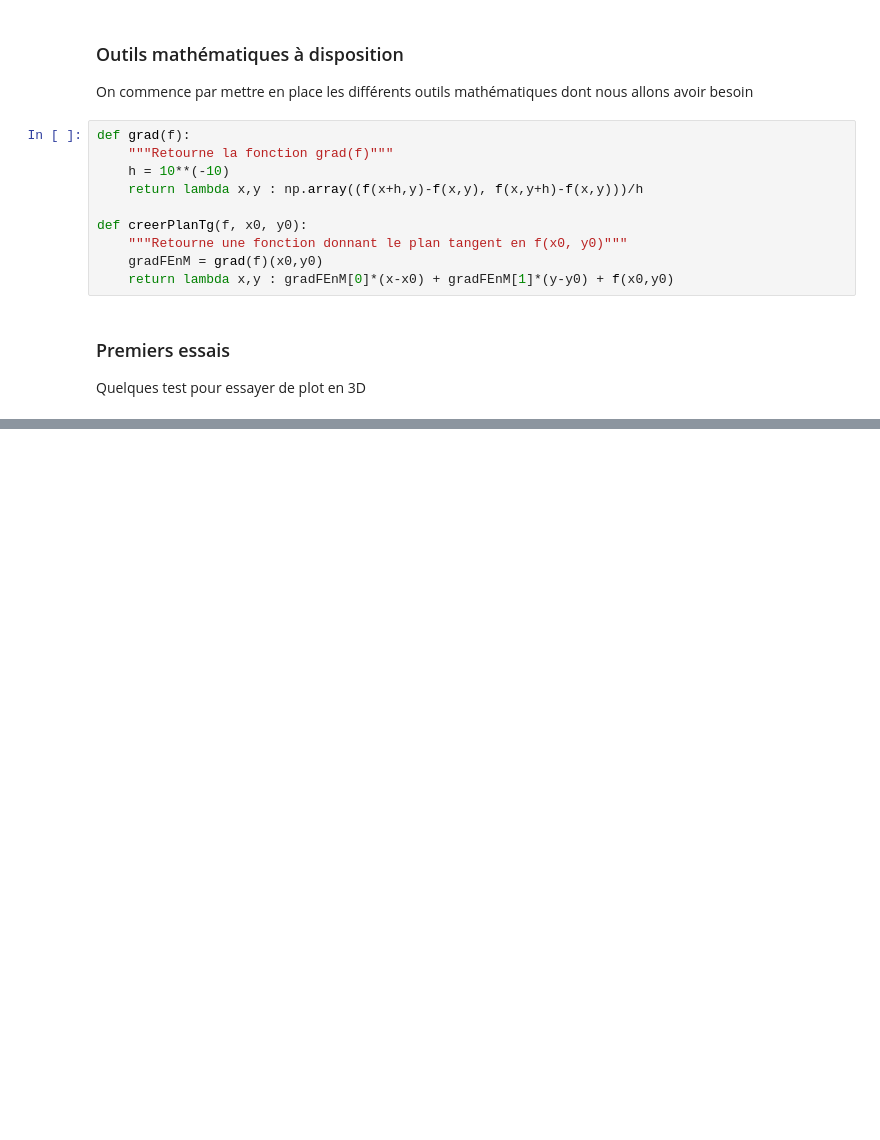
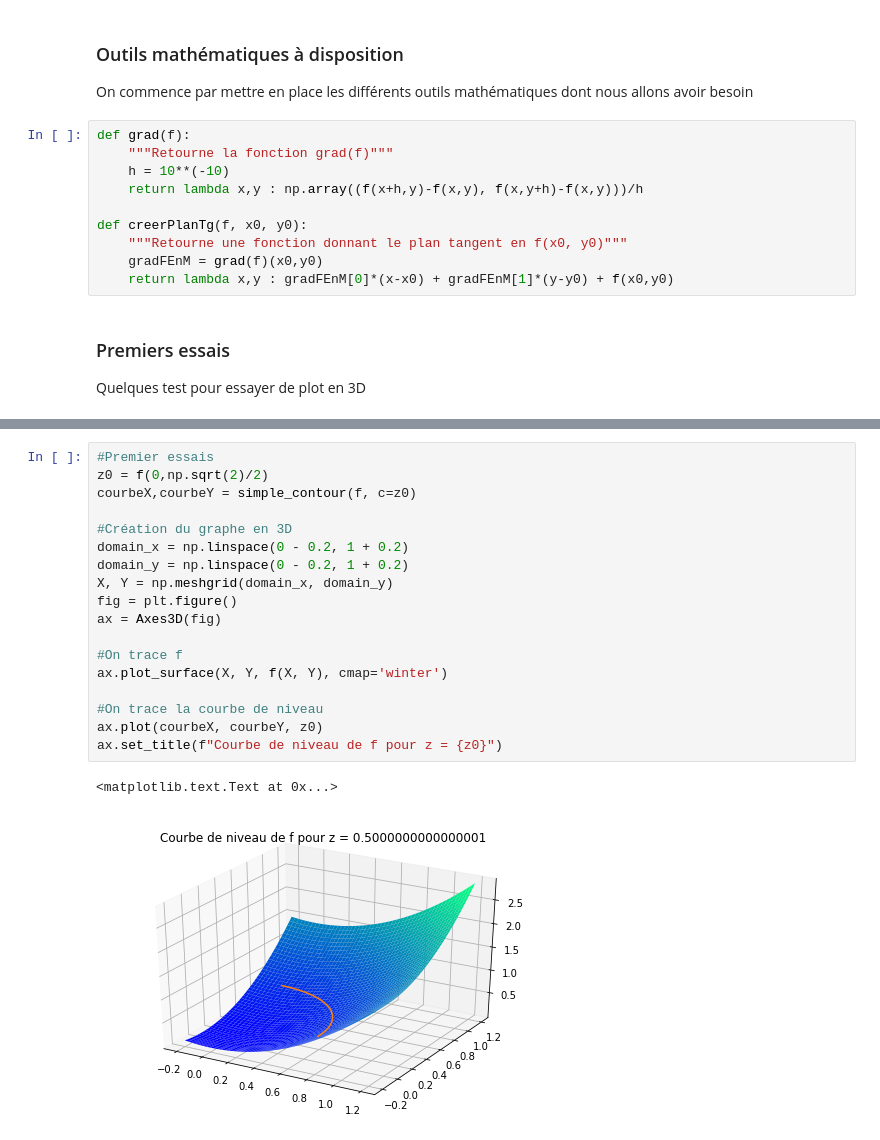
Before and after one commit to RSLLES/Projet_CD2, a Jupyter notebook: projet.ipynb, the cells around one changed output, grey strips where cells are left out. Cells and saved outputs as stored; diff of their text form; blank space fills up the shorter version.

```diff
--- a/projet.ipynb
+++ b/projet.ipynb
@@ -206,0 +200,21 @@ ax.plot([M[0] for M in L], [M[1] for M in L], [M[2] for M in L])
+# %%
+#Premier essais
+z0 = f(0,np.sqrt(2)/2)
+courbeX,courbeY = simple_contour(f, c=z0)
+
+#Création du graphe en 3D
+domain_x = np.linspace(0 - 0.2, 1 + 0.2)
+domain_y = np.linspace(0 - 0.2, 1 + 0.2)
+X, Y = np.meshgrid(domain_x, domain_y)
+fig = plt.figure()
+ax = Axes3D(fig)
+
+#On trace f
+ax.plot_surface(X, Y, f(X, Y), cmap='winter')
+
+#On trace la courbe de niveau
+ax.plot(courbeX, courbeY, z0)
+ax.set_title(f"Courbe de niveau de f pour z = {z0}")
+# %% [output]
+<matplotlib.text.Text at 0x...>
+[figure, added]
```
Also changed, not shown: parts of 6 cells of this notebook.
